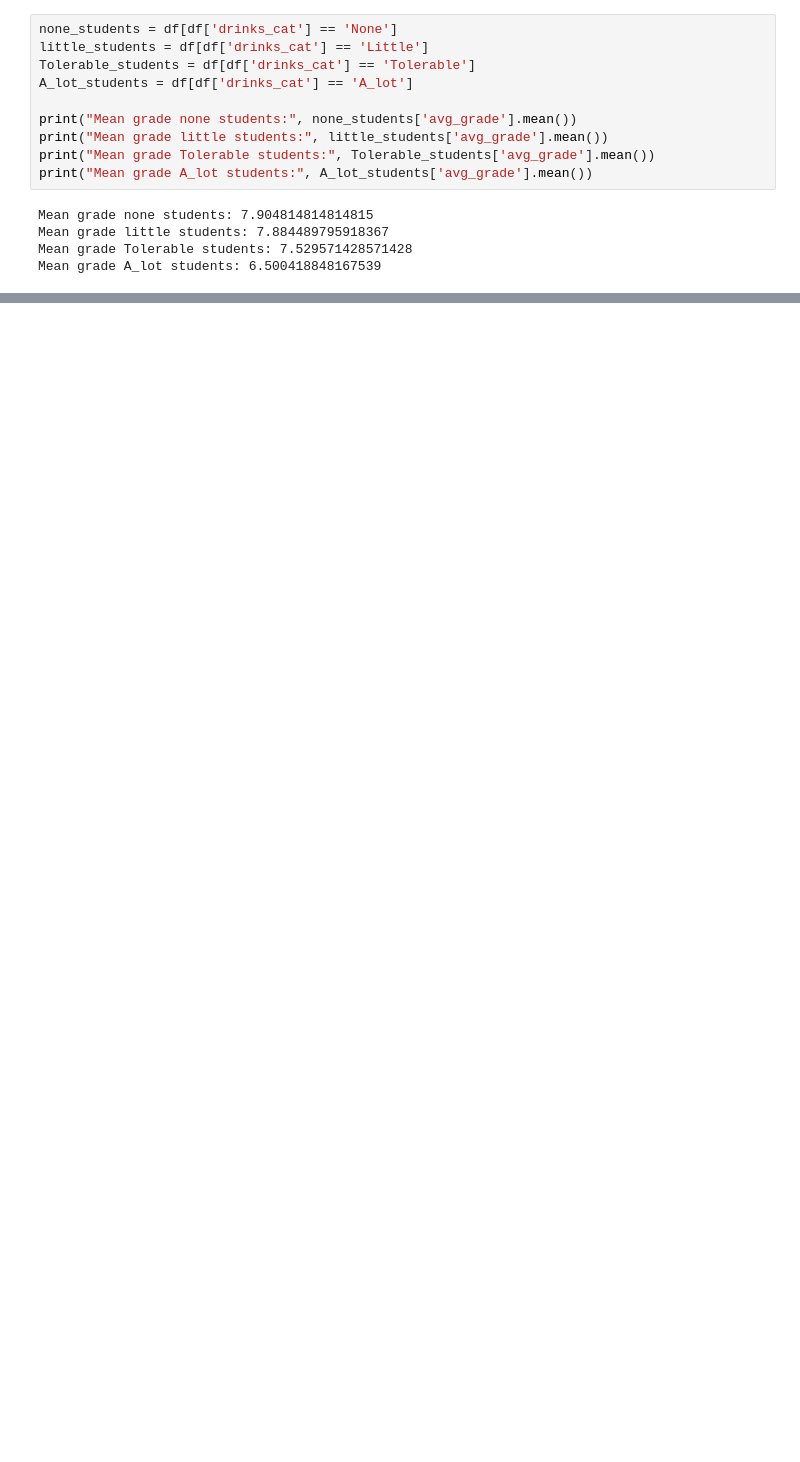
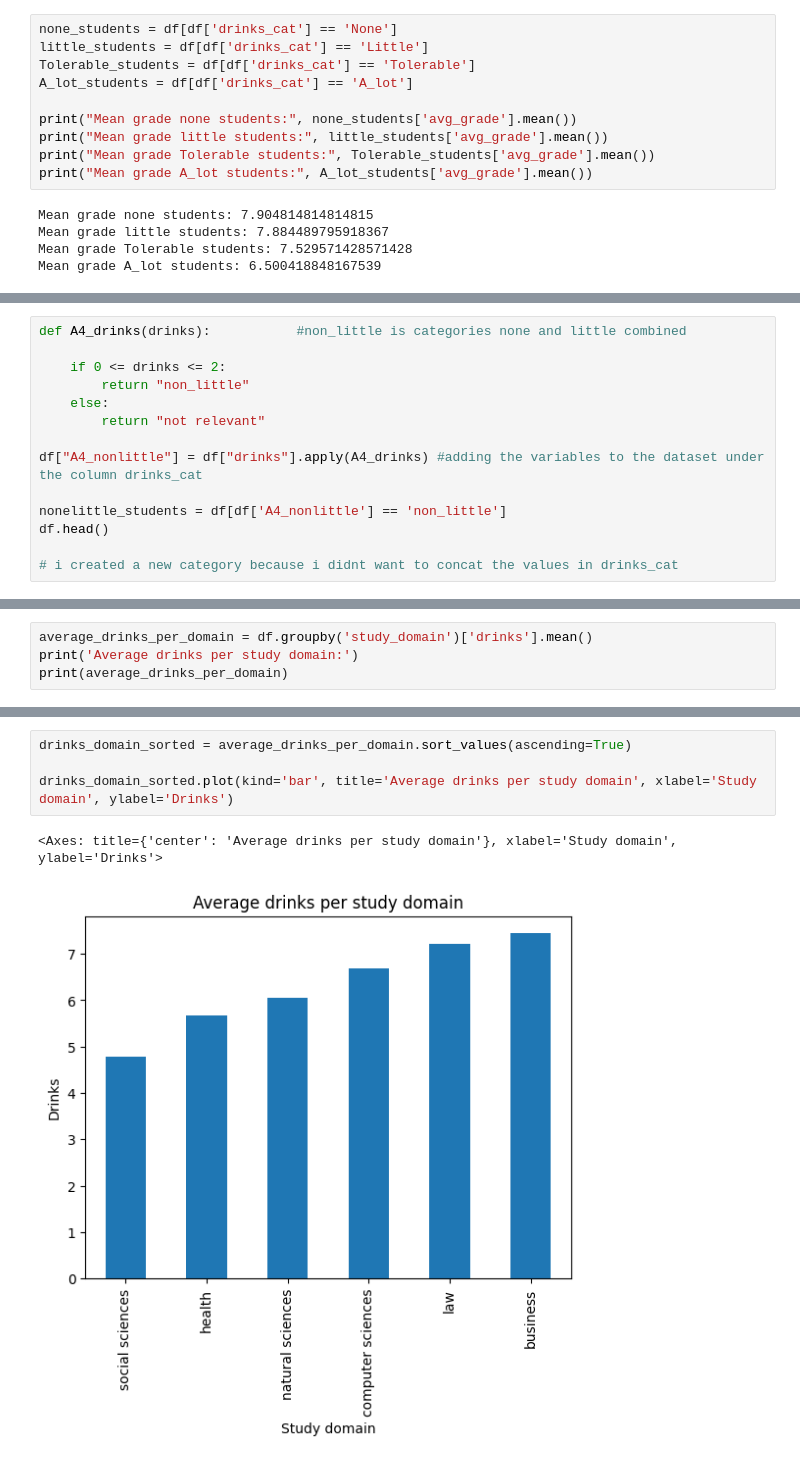
Before and after one commit to Kianvnh/TEST, a Jupyter notebook: Math/Resit math/Final resit math.ipynb, the cells around one changed output, grey strips where cells are left out. Drawn from its saved outputs; the diff is of its cells as text; blank space fills up the shorter version.

```diff
--- a/Math/Resit math/Final resit math.ipynb
+++ b/Math/Resit math/Final resit math.ipynb
@@ -229,0 +247,14 @@ Moet nog iets met skewness en moet de inferential test nog doen (zie barts file)
+# %%
+def A4_drinks(drinks):           #non_little is categories none and little combined
+
+    if 0 <= drinks <= 2:
+        return "non_little"
+    else:
+        return "not relevant"
+
+df["A4_nonlittle"] = df["drinks"].apply(A4_drinks) #adding the variables to the dataset under the column drinks_cat
+
+nonelittle_students = df[df['A4_nonlittle'] == 'non_little']
+df.head()
+
+# i created a new category because i didnt want to concat the values in drinks_cat
@@ -229,0 +290,4 @@ Moet nog iets met skewness en moet de inferential test nog doen (zie barts file)
+# %%
+average_drinks_per_domain = df.groupby('study_domain')['drinks'].mean()
+print('Average drinks per study domain:')
+print(average_drinks_per_domain)
@@ -229,0 +335,7 @@ Moet nog iets met skewness en moet de inferential test nog doen (zie barts file)
+# %%
+drinks_domain_sorted = average_drinks_per_domain.sort_values(ascending=True)
+
+drinks_domain_sorted.plot(kind='bar', title='Average drinks per study domain', xlabel='Study domain', ylabel='Drinks')
+# %% [output]
+<Axes: title={'center': 'Average drinks per study domain'}, xlabel='Study domain', ylabel='Drinks'>
+[figure, added]
```
Also changed, not shown: parts of 21 cells of this notebook, 1 other file.
